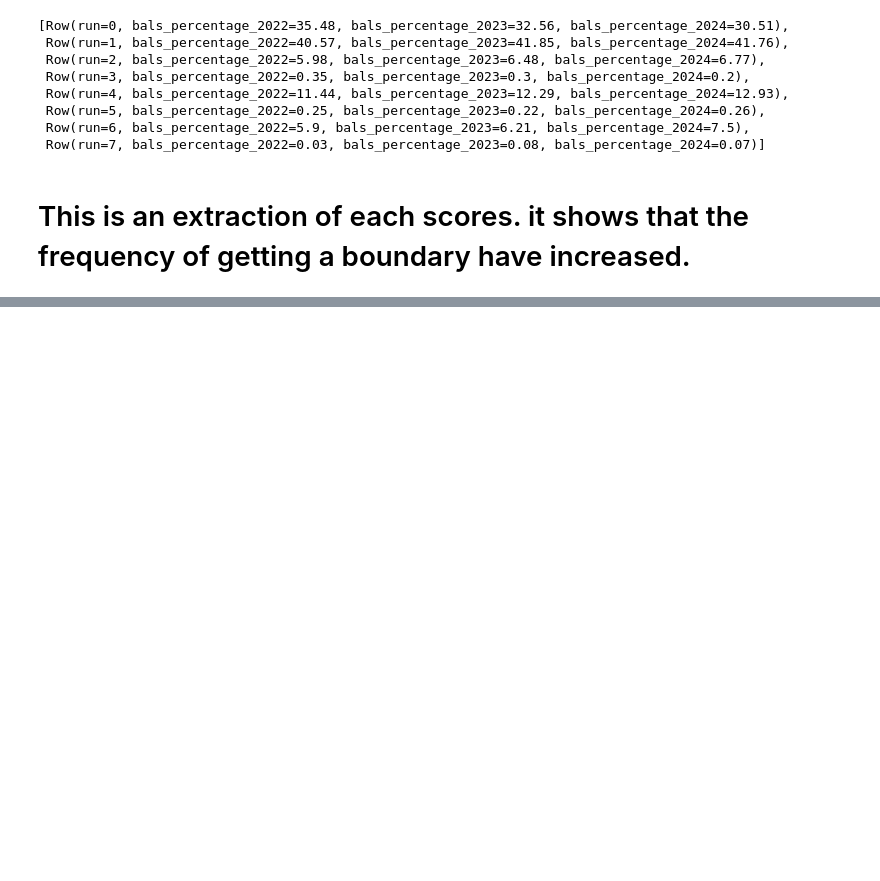
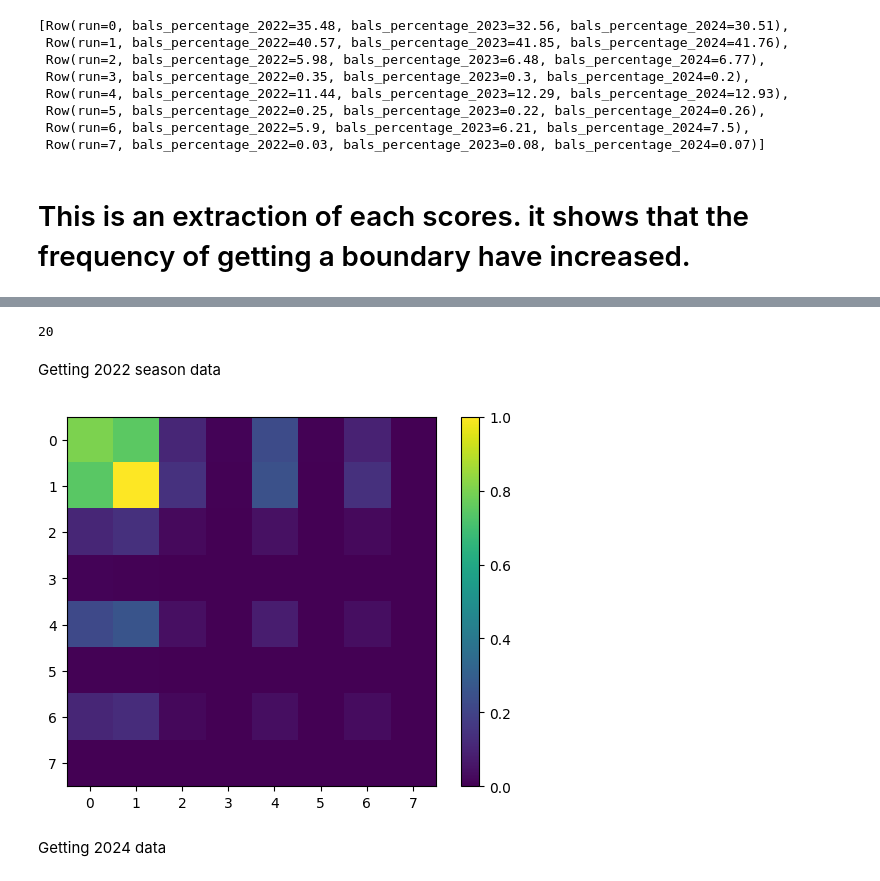
Before and after one commit to DarshanaUOP/colabs-data-analysis, a Jupyter notebook: ipl_ball_by_ball.ipynb, the cells around one changed output, grey strips where cells are left out. Drawn from its saved outputs; the diff is of its cells as text; code cells hidden in the pictures; blank space fills up the shorter version.

```diff
--- a/ipl_ball_by_ball.ipynb
+++ b/ipl_ball_by_ball.ipynb
@@ -570,0 +598,38 @@ plt.show()
+# %%
+len(data)
+# %% [output]
+20
+# %% [markdown]
+Getting 2022 season data
+# %%
+data_2022 = spark.sql("SELECT match_no, innings, druns AS druns, (extra_druns + off_bat_druns) AS runs FROM ipl_2022").collect()
+# %%
+import numpy as np
+
+# global variables
+current_match_no = 0
+current_innings = 0
+result_matrix_2022 = np.zeros((8, 8))
+index_run_n_1 = 0
+index_run_n = 0
+
+data = [(0), (1), (2), (3), (4),(5),(6), (7)]
+
+for row in data_2022:
+  match_no = row["match_no"]
+  innings = row["innings"]
+  runs = row["runs"]
+
+  # if (current_match_no != match_no) & (current_innings != innings):
+  #   current_match_no = match_no
+  #   current_innings = innings
+
+  index_run_n = data.index(runs)
+  result_matrix_2022[index_run_n_1,index_run_n] += 1
+
+  index_run_n_1 = index_run_n
+# %%
+matrix = result_matrix_2022
+min_val = np.min(matrix)
+max_val = np.max(matrix)
+normalized_matrix_2022 = (matrix - min_val) / (max_val - min_val)
@@ -570,0 +638,8 @@ plt.show()
+# %%
+plt.imshow(normalized_matrix_2022, cmap='viridis', interpolation='nearest')
+plt.colorbar()
+plt.show()
+# %% [output]
+[figure, added]
+# %% [markdown]
+Getting 2024 data
```
Also changed, not shown: parts of 17 cells of this notebook.
